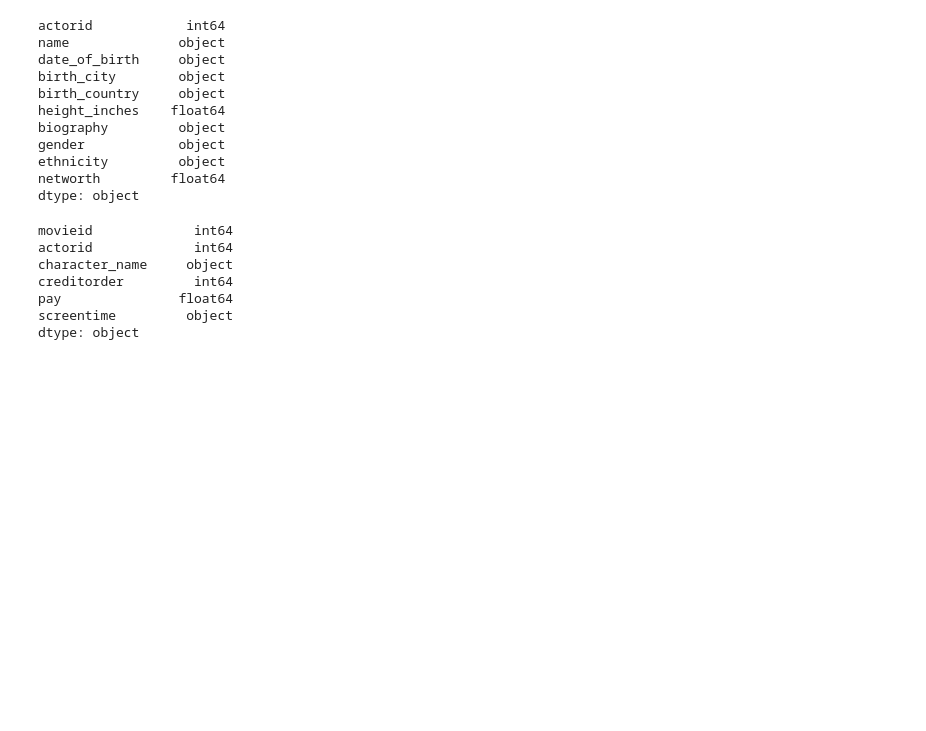
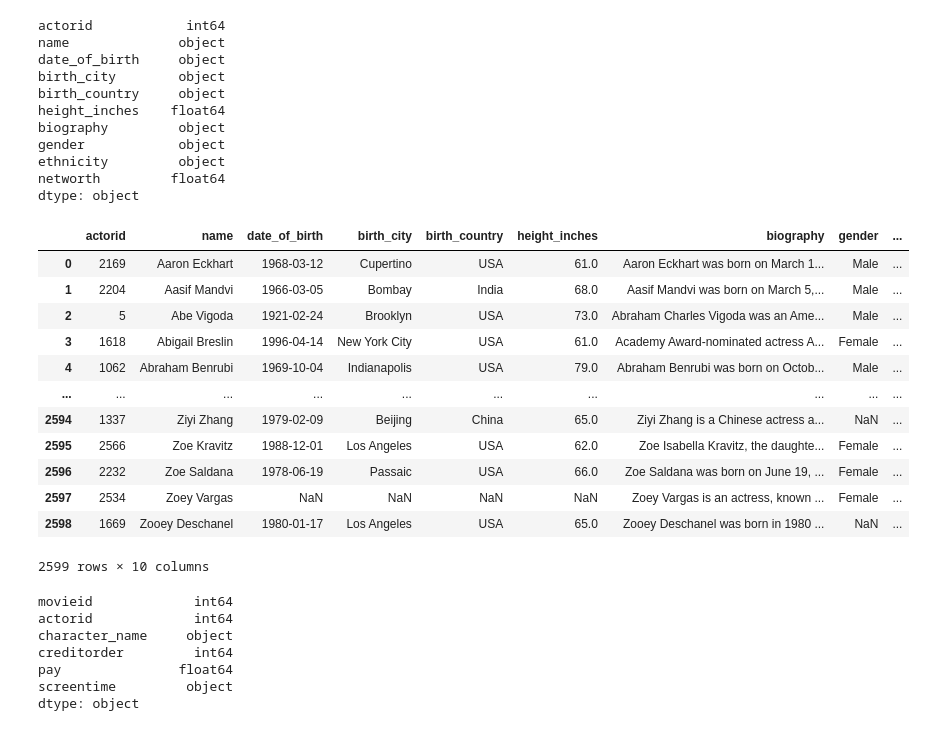
Before and after one commit to benoitchamot/MovieNerd, a Jupyter notebook: Server/ETL_JKozak.ipynb, the cells around one changed output. Cells and saved outputs as stored; diff of their text form; code cells hidden in the pictures; blank space fills up the shorter version.

```diff
--- a/Server/ETL_JKozak.ipynb
+++ b/Server/ETL_JKozak.ipynb
@@ -162,7 +159,7 @@ omdb_movies_db
 619 rows × 26 columns
 # %%
 # Get the actors data
-actor_df = Path('Datasets/actor.csv')
+actor_df = Path('../Datasets/actor.csv')
 actor_df = pd.read_csv(actor_df)
 
 # Get the datatype from the DataFrame
@@ -179,5 +176,21 @@ gender            object
 ethnicity         object
 networth         float64
 dtype: object
+# %%
+actor_df
+# %% [output]
+|  | actorid | name | date_of_birth | birth_city | birth_country | height_inches | biography | gender | ... |
+| 0 | 2169 | Aaron Eckhart | 1968-03-12 | Cupertino | USA | 61.0 | Aaron Eckhart was born on March 1... | Male | ... |
+| 1 | 2204 | Aasif Mandvi | 1966-03-05 | Bombay | India | 68.0 | Aasif Mandvi was born on March 5,... | Male | ... |
+| 2 | 5 | Abe Vigoda | 1921-02-24 | Brooklyn | USA | 73.0 | Abraham Charles Vigoda was an Ame... | Male | ... |
+| 3 | 1618 | Abigail Breslin | 1996-04-14 | New York City | USA | 61.0 | Academy Award-nominated actress A... | Female | ... |
+| 4 | 1062 | Abraham Benrubi | 1969-10-04 | Indianapolis | USA | 79.0 | Abraham Benrubi was born on Octob... | Male | ... |
+| ... | ... | ... | ... | ... | ... | ... | ... | ... | ... |
+| 2594 | 1337 | Ziyi Zhang | 1979-02-09 | Beijing | China | 65.0 | Ziyi Zhang is a Chinese actress a... | NaN | ... |
+| 2595 | 2566 | Zoe Kravitz | 1988-12-01 | Los Angeles | USA | 62.0 | Zoe Isabella Kravitz, the daughte... | Female | ... |
+| 2596 | 2232 | Zoe Saldana | 1978-06-19 | Passaic | USA | 66.0 | Zoe Saldana was born on June 19, ... | Female | ... |
+| 2597 | 2534 | Zoey Vargas | NaN | NaN | NaN | NaN | Zoey Vargas is an actress, known ... | Female | ... |
+| 2598 | 1669 | Zooey Deschanel | 1980-01-17 | Los Angeles | USA | 65.0 | Zooey Deschanel was born in 1980 ... | NaN | ... |
+2599 rows × 10 columns
 # %%
 # Get the character data
```
Also changed, not shown: parts of 8 cells of this notebook, 1 other file.
